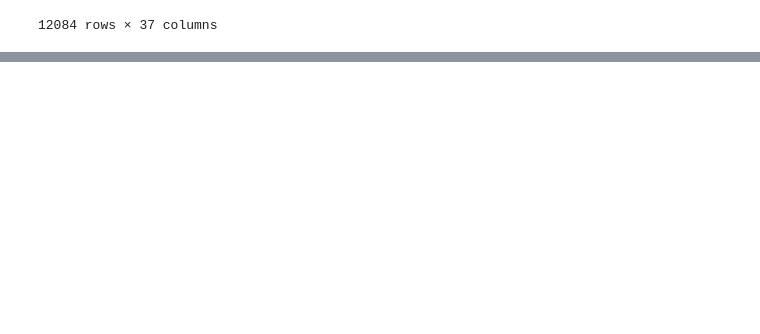
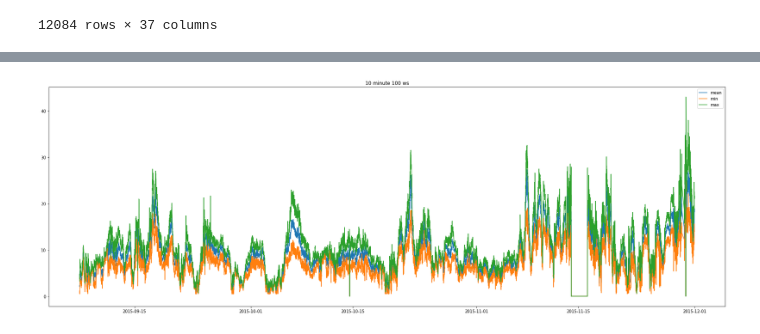
Before and after one commit to AlexDelBarco/WTMT_Assignments, a Jupyter notebook: as02_START.ipynb, the cells around one changed output, grey strips where cells are left out. Saved outputs shown, nothing was run; the diff lists cells and outputs as text; code cells hidden in the pictures; blank space fills up the shorter version.

Commit message:
made two plots

```diff
--- a/as02_START.ipynb
+++ b/as02_START.ipynb
@@ -52,0 +71,11 @@ WindData
+# %%
+#mean speeds
+plt.figure(figsize=(30,10))
+plt.plot(WindData['Cup100m_Mean'], label = 'mean')
+plt.plot(WindData['Cup100m_Min'], label = 'min')
+plt.plot(WindData['Cup100m_Max'], label = 'max')
+plt.title('10 minute 100 ws')
+plt.legend()
+plt.show()
+# %% [output]
+[figure, added]
```
Also changed, not shown: parts of 3 cells of this notebook.
